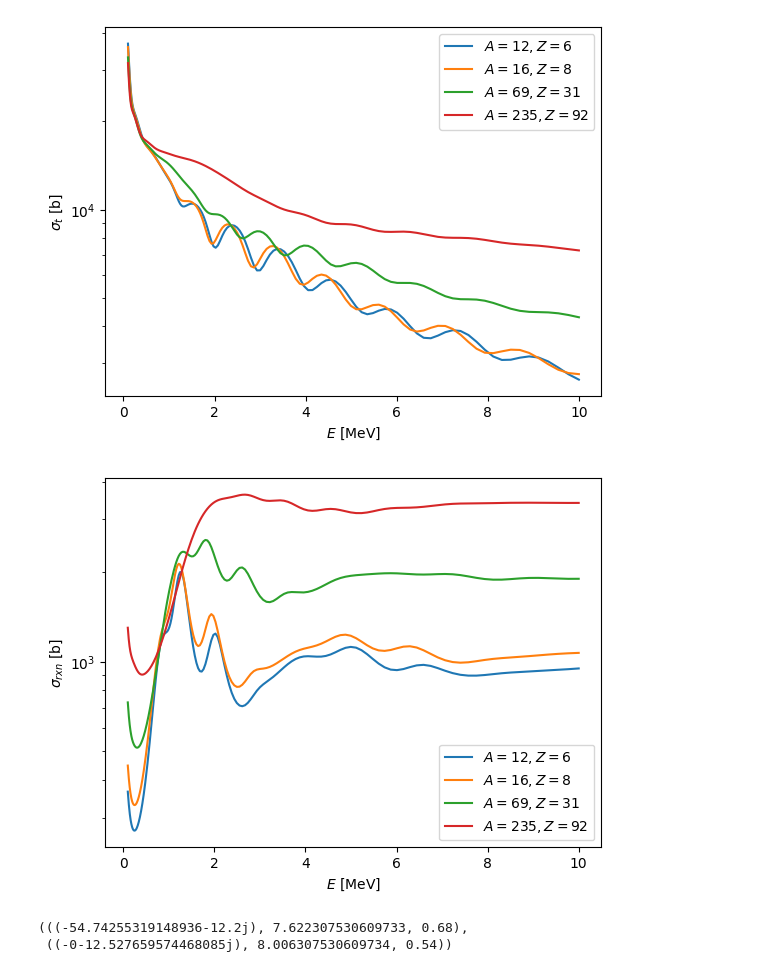
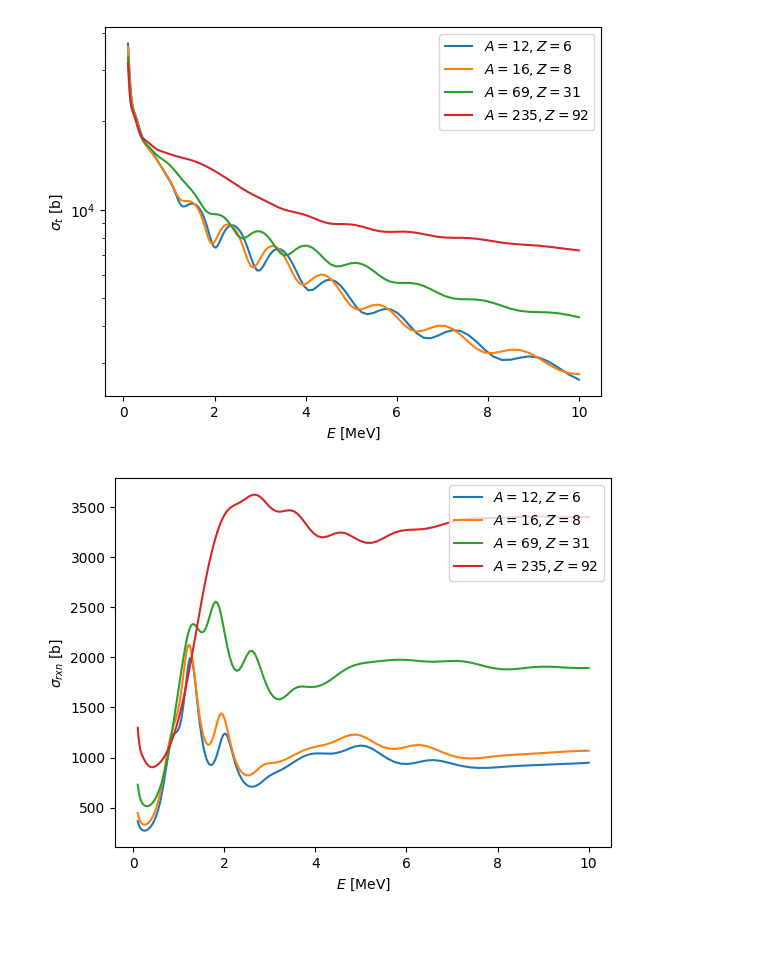
Before and after one commit to beykyle/computational-nuclear-reactions, a Jupyter notebook: 441_EC_numerical_scattering_solutions.ipynb, the cells around one changed output. Cells and saved outputs as stored; diff of their text form; code cells hidden in the pictures; blank space fills up the shorter version.

```diff
--- a/441_EC_numerical_scattering_solutions.ipynb
+++ b/441_EC_numerical_scattering_solutions.ipynb
@@ -135,9 +136,6 @@ def setup_system(A: int, Z: int,  energy_lab: float):
         Z : proton number of target
         energy_lab: bombarding energy in the lab frame [MeV]
     """
-    # problem 1.
-    # TODO your code here
-
     N = A - Z
 
     delta = 0
@@ -153,11 +151,14 @@ def setup_system(A: int, Z: int,  energy_lab: float):
       - 23.2 * (N-Z)**2/A
       + delta
     )
-
     target_mass = Z * MASS_P + N * MASS_N - Eb
-    mu = target_mass * MASS_N / (target_mass + MASS_N)
     energy_com = target_mass / (MASS_N + target_mass) * energy_lab
 
+    # finally, wave number
+    mu = target_mass * MASS_N / (target_mass + MASS_N)
+
+    k = np.sqrt(2 * mu * energy_com) / HBARC
+
     return mu, energy_com, k
 # %%
 # if this assert fails, your implementation of setup_system is wrong
@@ -1042,7 +1044,7 @@ for ecom in [0.1, 5, 20, 100]:
     dxds, sigt, _, _ = calculate_xs(ecom, mu, a, params)
     print("{:<6} | {:1.3e}".format(ecom, sigt))
     plt.plot(
-        180 * DEFAULT_THETA_GRID / np.pi, dxds, label=r"$E = {:1.0e}$ MeV".format(ecom)
+        180 * DEFAULT_THETA_GRID / np.pi, dxds, label=r"$E = {:1.0f}$ MeV".format(ecom)
     )
 
 plt.legend()
@@ -1300,15 +1293,10 @@ plt.show()
 # %%
 for i, (A,Z) in enumerate(isotopes):
   plt.plot(egrid, sigrxn[:, i], label=r"$A = {:d}, Z = {:d}$".format(A, Z))
 plt.xlabel(r"$E$ [MeV]")
 plt.ylabel(r"$\sigma_{rxn}$ [b]")
-plt.yscale("log")
+#plt.yscale("log")
 plt.legend()
 plt.show()
 # %% [output]
-[figure, old version]
+[figure, new version]
-# %%
-calculate_params(235,92)
-# %% [output]
-(((-54.74255319148936-12.2j), 7.622307530609733, 0.68),
- ((-0-12.527659574468085j), 8.006307530609734, 0.54))
```
Also changed, not shown: parts of 10 cells of this notebook.
